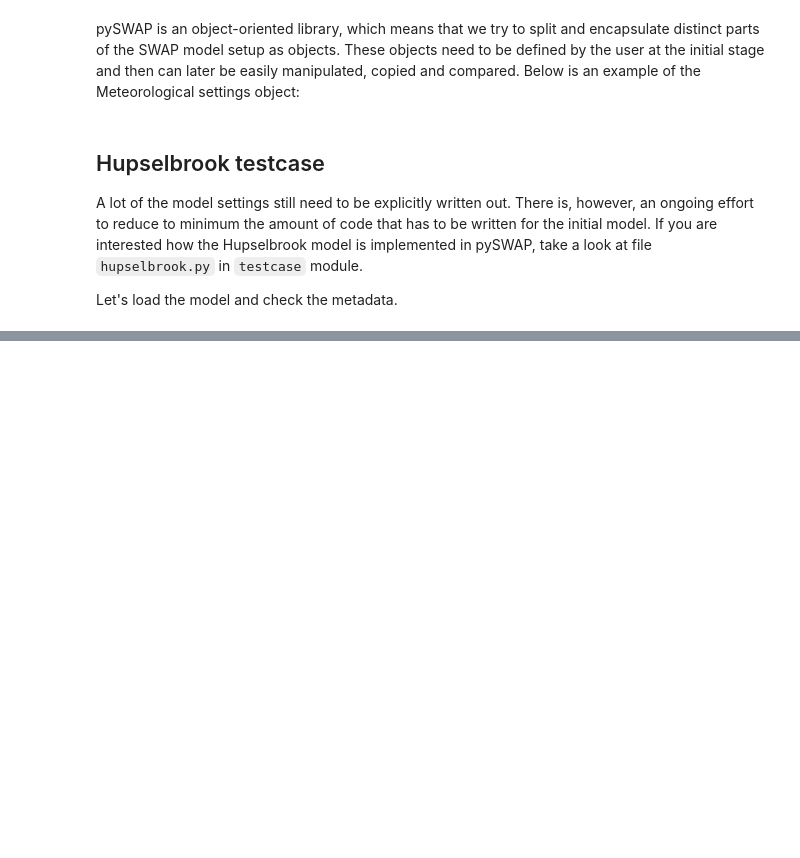
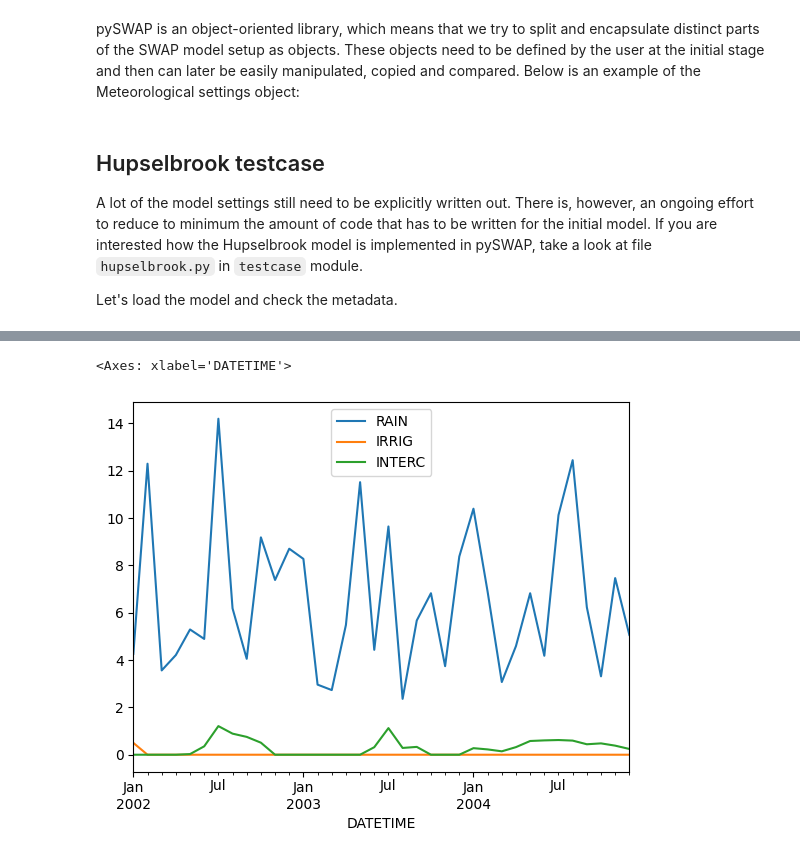
Before and after one commit to zawadzkim/pySWAP, a Jupyter notebook: docs/tutorials/notebooks/001-basic-usage.ipynb, the cells around one changed output, grey strips where cells are left out. Drawn from its saved outputs; the diff is of its cells as text; code cells hidden in the pictures; blank space fills up the shorter version.

```diff
--- a/docs/tutorials/notebooks/001-basic-usage.ipynb
+++ b/docs/tutorials/notebooks/001-basic-usage.ipynb
@@ -23,5 +19 @@ There is more to see, for example, we can check, different components of the mod
 `Model` object has a method run, which runs the model and captures the results into a `Result` object. The only argument that needs to be passed is the path to where the temporary directory can be created.
-# %%
-# updated general settings including inlist_csv_tz
-general_new = ml.general_settings.add_extension("csv_tz")
-general_new.inlist_csv_tz = ["WC", "H"]
@@ -36,5 +20,5 @@ GeneralSettings(name='generalsettings', extensions=['vap', 'blc', 'sba', 'inc',
 # %%
-result = ml2.run("./")
+result = ml.run('./')
 # %% [output]
 INFO: Copying linux executable into temporary directory...
 INFO: Preparing files...
@@ -89,0 +67,5 @@ result.yearly_summary()
+# %%
+result.csv[["RAIN", "IRRIG", "INTERC"]].plot()
+# %% [output]
+<Axes: xlabel='DATETIME'>
+[figure, added]
```
Also changed, not shown: parts of 21 cells of this notebook, 6 other files.
